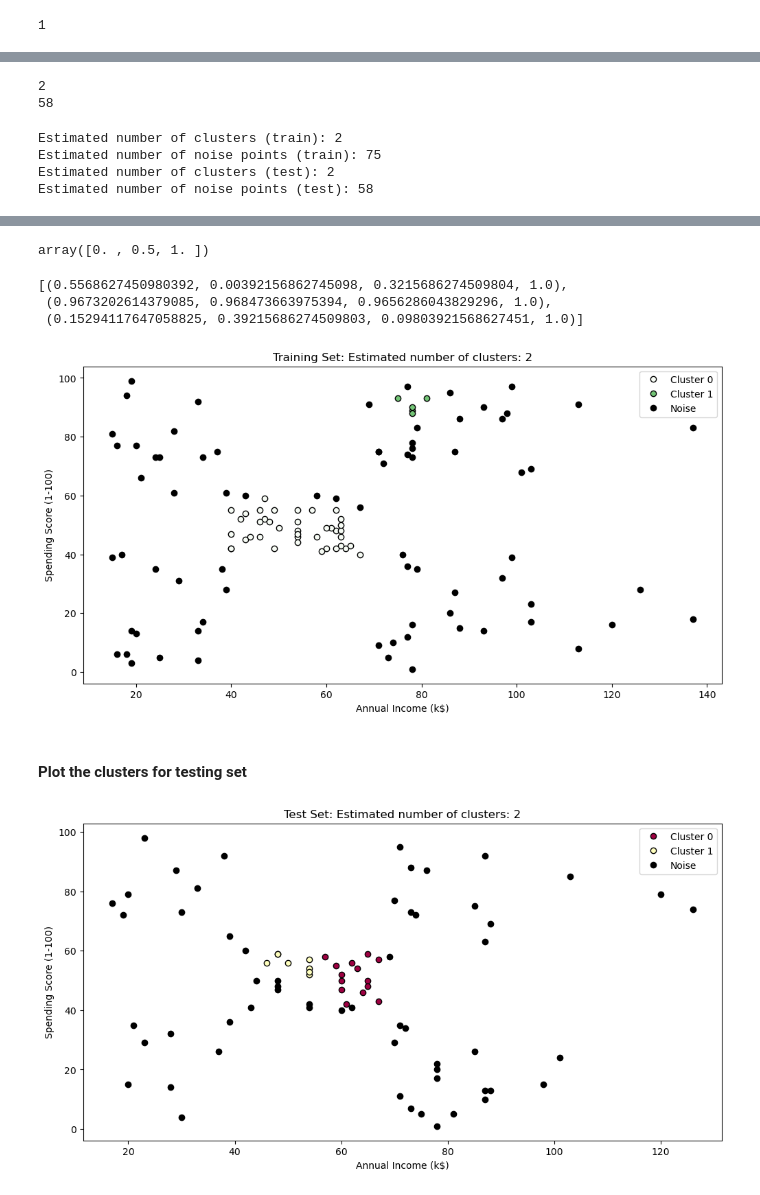
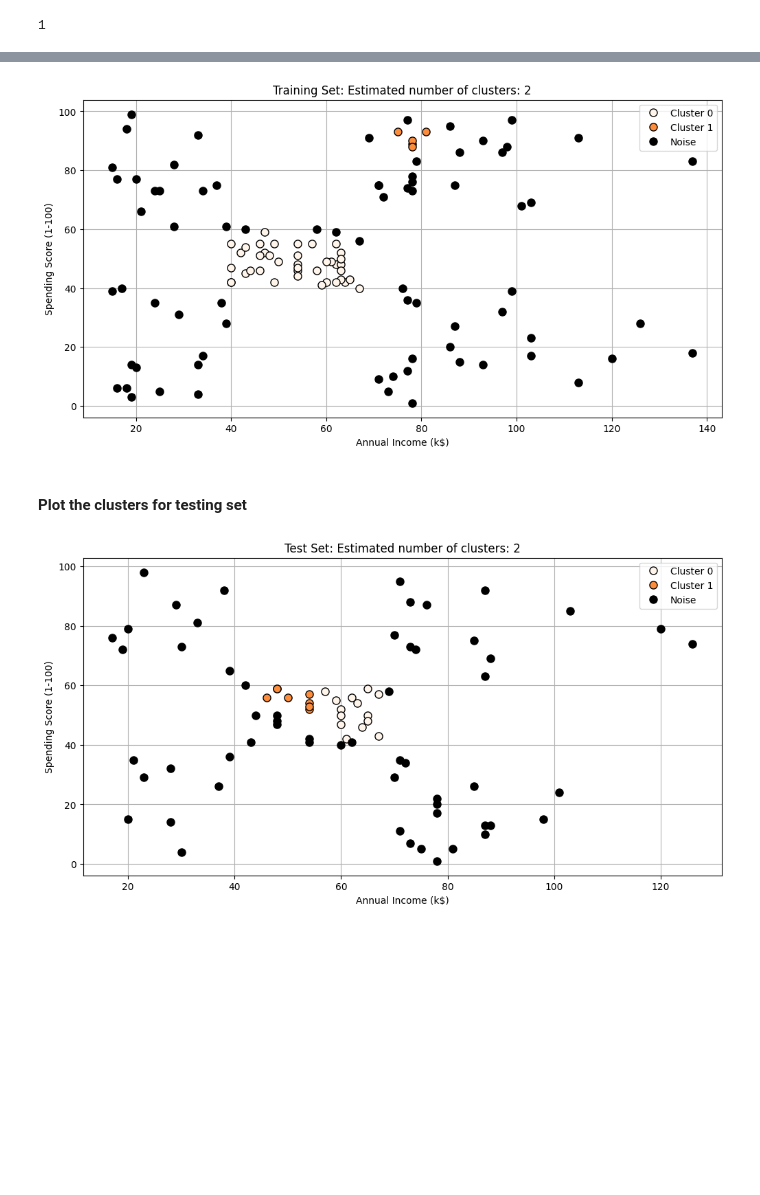
Before and after one commit to aninditadash/Introduction_to_machine_learning, a Jupyter notebook: unsupervised_learning/1.Unsupervised_Learning_Algorithms.ipynb, the cells around one changed output, grey strips where cells are left out. Drawn from its saved outputs; the diff is of its cells as text; code cells hidden in the pictures; blank space fills up the shorter version.

````diff
--- a/unsupervised_learning/1.Unsupervised_Learning_Algorithms.ipynb
+++ b/unsupervised_learning/1.Unsupervised_Learning_Algorithms.ipynb
@@ -711,7 +708,7 @@ data.head()
 - Split the data into training and testing sets.
 # %%
 # Select relevant features
-X = data[['Annual Income (k$)', 'Spending Score (1-100)']].values
+X = df[['Annual Income (k$)', 'Spending Score (1-100)']].values
 X_train, X_test = train_test_split(X, test_size=0.4, random_state=42)
 # %% [markdown]
 #### __Apply DBSCAN__
@@ -769,22 +773,3 @@ print(n_noise_train)
-# %%
-n_clusters_test = len(set(labels_test)) - (1 if -1 in labels_test else 0)
-n_noise_test = list(labels_test).count(-1)
-
-print(n_clusters_test)
-print(n_noise_test)
-# %% [output]
-2
-58
-# %%
-print(f'Estimated number of clusters (train): {n_clusters_train}')
-print(f'Estimated number of noise points (train): {n_noise_train}')
-print(f'Estimated number of clusters (test): {n_clusters_test}')
-print(f'Estimated number of noise points (test): {n_noise_test}')
-# %% [output]
-Estimated number of clusters (train): 2
-Estimated number of noise points (train): 75
-Estimated number of clusters (test): 2
-Estimated number of noise points (test): 58
 # %% [markdown]
 #### __Plot the clusters for training set__
 
@@ -799,21 +781,10 @@ Estimated number of noise points (test): 58
 - ```class_member_mask = (labels_train == k)``` Creates a boolean mask that selects data points belonging to the current cluster k.
 - ```xy = X_train[class_member_mask]``` Applies the mask to X_train to extract the data points for the current cluster.
 - ```plt.plot(xy[:, 0], xy[:, 1], 'o', markerfacecolor=tuple(col), markeredgecolor='k', markersize=6)``` Plots the data points. xy[:, 0] and xy[:, 1] represent the coordinates of the data points. The points are plotted as circles ('o') with the specified face color, edge color, and size.
-# %%
-np.linspace(0, 1, len(set(labels_train)))
-# %% [output]
-array([0. , 0.5, 1. ])
-# %%
-colors = [plt.cm.PiYG(each) for each in np.linspace(0, 1, len(set(labels_train)))]
-colors
-# %% [output]
-[(0.5568627450980392, 0.00392156862745098, 0.3215686274509804, 1.0),
- (0.9673202614379085, 0.968473663975394, 0.9656286043829296, 1.0),
- (0.15294117647058825, 0.39215686274509803, 0.09803921568627451, 1.0)]
 # %%
 # Plot the clusters for training set
 unique_labels_train = set(labels_train)
-colors = [plt.cm.Greens(each) for each in np.linspace(0, 1, len(unique_labels_train))]
+colors = [plt.cm.Oranges(each) for each in np.linspace(0, 1, len(unique_labels_train))]
 
 plt.figure(figsize=(12, 6))
 
@@ -825,39 +796,41 @@ for k, col in zip(unique_labels_train, colors):
     class_member_mask = (labels_train == k)
 
     xy = X_train[class_member_mask]
-    plt.plot(xy[:, 0], xy[:, 1], 'o', markerfacecolor=tuple(col), markeredgecolor='k', markersize=6, label=f'Cluster {k}' if k != -1 else 'Noise')
+    plt.plot(xy[:, 0], xy[:, 1], 'o', markerfacecolor=tuple(col), markeredgecolor='k', markersize=8, label=f'Cluster {k}' if k != -1 else 'Noise')
 
 plt.title(f'Training Set: Estimated number of clusters: {n_clusters_train}')
 plt.xlabel('Annual Income (k$)')
 plt.ylabel('Spending Score (1-100)')
 plt.legend()
+plt.grid()
 plt.show()
 # %% [output]
-[figure, old version]
+[figure, new version]
 # %% [markdown]
 #### __Plot the clusters for testing set__
 # %%
 # Plot the clusters for test set
 unique_labels_test = set(labels_test)
-colors = [plt.cm.Spectral(each) for each in np.linspace(0, 1, len(unique_labels_test))]
+colors = [plt.cm.Oranges(each) for each in np.linspace(0, 1, len(unique_labels_test))]
 
 plt.figure(figsize=(12, 6))
 
 for k, col in zip(unique_labels_test, colors):
     if k == -1:
         # Black used for noise.
         col = [0, 0, 0, 1]
 
     class_member_mask = (labels_test == k)
 
     xy = X_test[class_member_mask]
     plt.plot(xy[:, 0], xy[:, 1], 'o', markerfacecolor=tuple(col),
-             markeredgecolor='k', markersize=6, label=f'Cluster {k}' if k != -1 else 'Noise')
+             markeredgecolor='k', markersize=8, label=f'Cluster {k}' if k != -1 else 'Noise')
 
 plt.title(f'Test Set: Estimated number of clusters: {n_clusters_test}')
 plt.xlabel('Annual Income (k$)')
 plt.ylabel('Spending Score (1-100)')
 plt.legend()
+plt.grid()
 plt.show()
 # %% [output]
-[figure, old version]
+[figure, new version]
````
Also changed, not shown: parts of 10 cells of this notebook.
